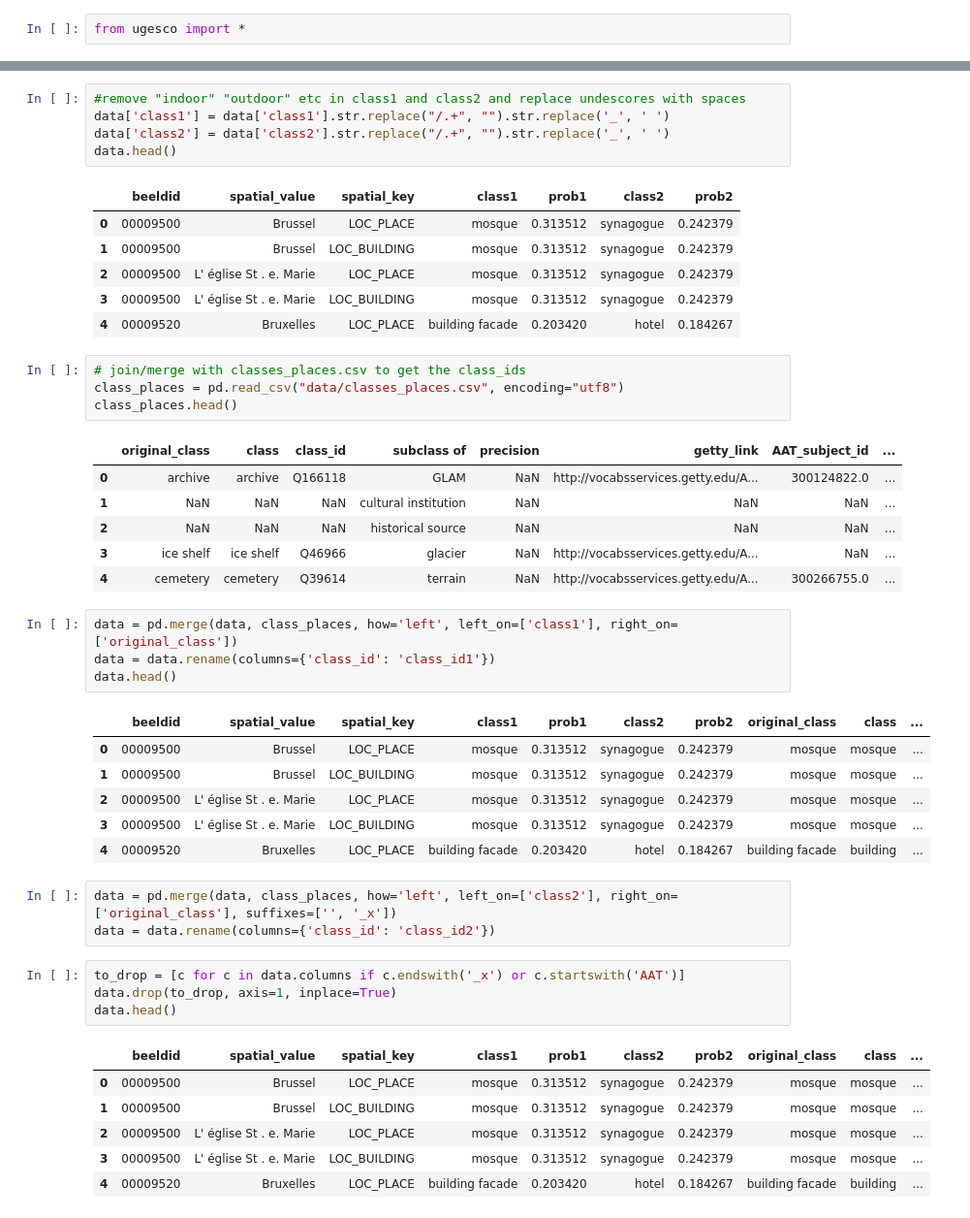
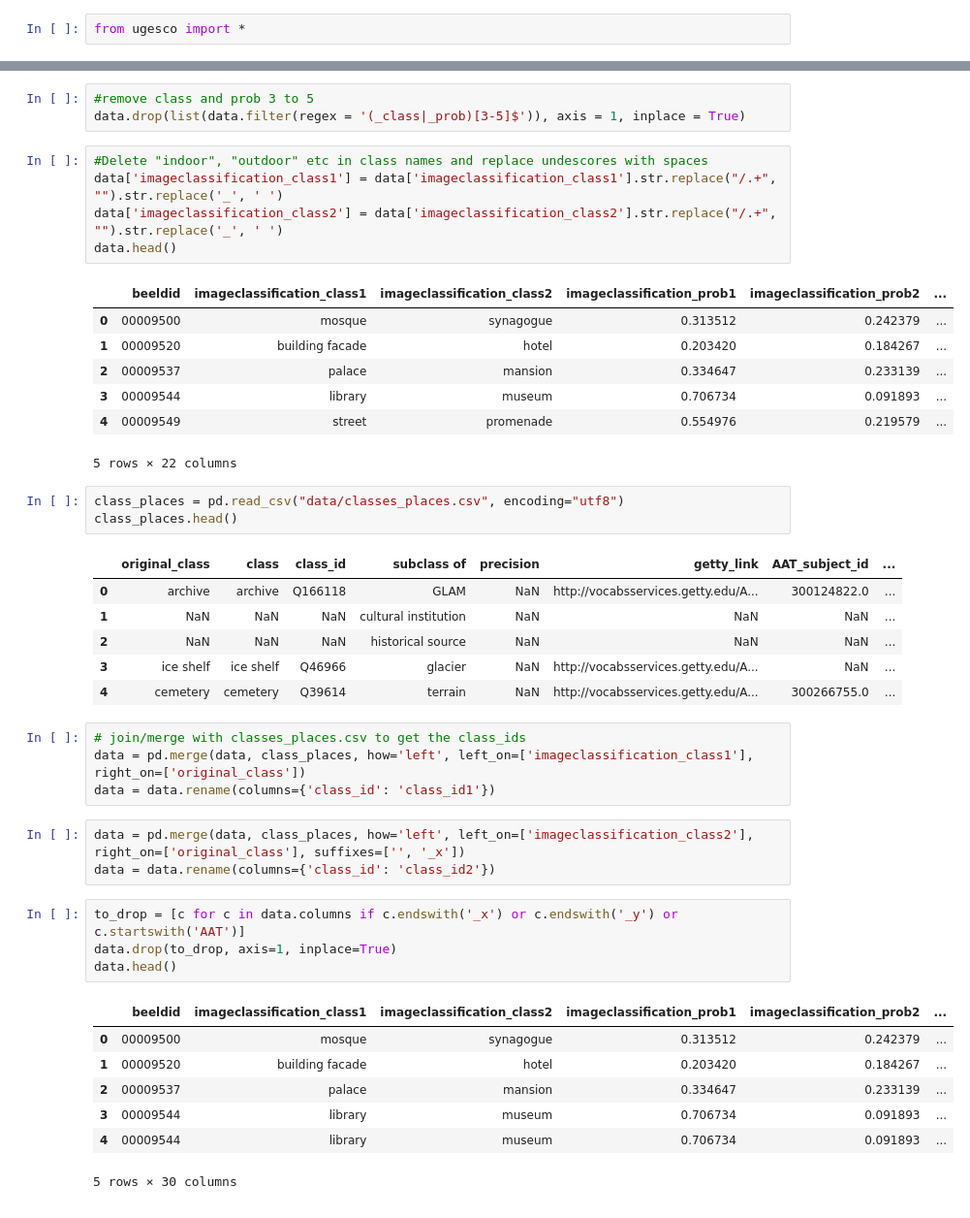
Before and after one commit to DalavanCloud/UGESCO, a Jupyter notebook: main_notebook.ipynb, the cells around one changed output, grey strips where cells are left out. Shown at 97% size. Drawn from its saved outputs; the diff is of its cells as text.

```diff
--- a/main_notebook.ipynb
+++ b/main_notebook.ipynb
@@ -44,17 +63,20 @@ data.head(20)
+# %%
+#remove class and prob 3 to 5
+data.drop(list(data.filter(regex = '(_class|_prob)[3-5]$')), axis = 1, inplace = True)
 # %%
-#remove "indoor" "outdoor" etc in class1 and class2 and replace undescores with spaces
-data['class1'] = data['class1'].str.replace("/.+", "").str.replace('_', ' ')
-data['class2'] = data['class2'].str.replace("/.+", "").str.replace('_', ' ')
+#Delete "indoor", "outdoor" etc in class names and replace undescores with spaces
+data['imageclassification_class1'] = data['imageclassification_class1'].str.replace("/.+", "").str.replace('_', ' ')
+data['imageclassification_class2'] = data['imageclassification_class2'].str.replace("/.+", "").str.replace('_', ' ')
 data.head()
 # %% [output]
-|  | beeldid | spatial_value | spatial_key | class1 | prob1 | class2 | prob2 |
-| 0 | 00009500 | Brussel | LOC_PLACE | mosque | 0.313512 | synagogue | 0.242379 |
-| 1 | 00009500 | Brussel | LOC_BUILDING | mosque | 0.313512 | synagogue | 0.242379 |
-| 2 | 00009500 | L' église St . e. Marie | LOC_PLACE | mosque | 0.313512 | synagogue | 0.242379 |
-| 3 | 00009500 | L' église St . e. Marie | LOC_BUILDING | mosque | 0.313512 | synagogue | 0.242379 |
-| 4 | 00009520 | Bruxelles | LOC_PLACE | building facade | 0.203420 | hotel | 0.184267 |
+|  | beeldid | imageclassification_class1 | imageclassification_class2 | imageclassification_prob1 | imageclassification_prob2 | ... |
+| 0 | 00009500 | mosque | synagogue | 0.313512 | 0.242379 | ... |
+| 1 | 00009520 | building facade | hotel | 0.203420 | 0.184267 | ... |
+| 2 | 00009537 | palace | mansion | 0.334647 | 0.233139 | ... |
+| 3 | 00009544 | library | museum | 0.706734 | 0.091893 | ... |
+| 4 | 00009549 | street | promenade | 0.554976 | 0.219579 | ... |
+5 rows × 22 columns
 # %%
-# join/merge with classes_places.csv to get the class_ids
 class_places = pd.read_csv("data/classes_places.csv", encoding="utf8")
 class_places.head()
 # %% [output]
@@ -64,28 +86,22 @@ class_places.head()
 | 2 | NaN | NaN | NaN | historical source | NaN | NaN | NaN | ... |
 | 3 | ice shelf | ice shelf | Q46966 | glacier | NaN | http://vocabsservices.getty.edu/A... | NaN | ... |
 | 4 | cemetery | cemetery | Q39614 | terrain | NaN | http://vocabsservices.getty.edu/A... | 300266755.0 | ... |
+# %%
+# join/merge with classes_places.csv to get the class_ids
+data = pd.merge(data, class_places, how='left', left_on=['imageclassification_class1'], right_on=['original_class'])
+data = data.rename(columns={'class_id': 'class_id1'})
 # %%
-data = pd.merge(data, class_places, how='left', left_on=['class1'], right_on=['original_class'])
-data = data.rename(columns={'class_id': 'class_id1'})
-data.head()
+data = pd.merge(data, class_places, how='left', left_on=['imageclassification_class2'], right_on=['original_class'], suffixes=['', '_x'])
+data = data.rename(columns={'class_id': 'class_id2'})
-# %% [output]
-|  | beeldid | spatial_value | spatial_key | class1 | prob1 | class2 | prob2 | original_class | class | ... |
-| 0 | 00009500 | Brussel | LOC_PLACE | mosque | 0.313512 | synagogue | 0.242379 | mosque | mosque | ... |
-| 1 | 00009500 | Brussel | LOC_BUILDING | mosque | 0.313512 | synagogue | 0.242379 | mosque | mosque | ... |
-| 2 | 00009500 | L' église St . e. Marie | LOC_PLACE | mosque | 0.313512 | synagogue | 0.242379 | mosque | mosque | ... |
-| 3 | 00009500 | L' église St . e. Marie | LOC_BUILDING | mosque | 0.313512 | synagogue | 0.242379 | mosque | mosque | ... |
-| 4 | 00009520 | Bruxelles | LOC_PLACE | building facade | 0.203420 | hotel | 0.184267 | building facade | building | ... |
-# %%
-data = pd.merge(data, class_places, how='left', left_on=['class2'], right_on=['original_class'], suffixes=['', '_x'])
-data = data.rename(columns={'class_id': 'class_id2'})
 # %%
-to_drop = [c for c in data.columns if c.endswith('_x') or c.startswith('AAT')]
+to_drop = [c for c in data.columns if c.endswith('_x') or c.endswith('_y') or c.startswith('AAT')]
 data.drop(to_drop, axis=1, inplace=True)
 data.head()
 # %% [output]
-|  | beeldid | spatial_value | spatial_key | class1 | prob1 | class2 | prob2 | original_class | class | ... |
-| 0 | 00009500 | Brussel | LOC_PLACE | mosque | 0.313512 | synagogue | 0.242379 | mosque | mosque | ... |
-| 1 | 00009500 | Brussel | LOC_BUILDING | mosque | 0.313512 | synagogue | 0.242379 | mosque | mosque | ... |
-| 2 | 00009500 | L' église St . e. Marie | LOC_PLACE | mosque | 0.313512 | synagogue | 0.242379 | mosque | mosque | ... |
-| 3 | 00009500 | L' église St . e. Marie | LOC_BUILDING | mosque | 0.313512 | synagogue | 0.242379 | mosque | mosque | ... |
-| 4 | 00009520 | Bruxelles | LOC_PLACE | building facade | 0.203420 | hotel | 0.184267 | building facade | building | ... |
+|  | beeldid | imageclassification_class1 | imageclassification_class2 | imageclassification_prob1 | imageclassification_prob2 | ... |
+| 0 | 00009500 | mosque | synagogue | 0.313512 | 0.242379 | ... |
+| 1 | 00009520 | building facade | hotel | 0.203420 | 0.184267 | ... |
+| 2 | 00009537 | palace | mansion | 0.334647 | 0.233139 | ... |
+| 3 | 00009544 | library | museum | 0.706734 | 0.091893 | ... |
+| 4 | 00009544 | library | museum | 0.706734 | 0.091893 | ... |
+5 rows × 30 columns
```
Also changed, not shown: parts of 14 cells of this notebook, 8 other files.
